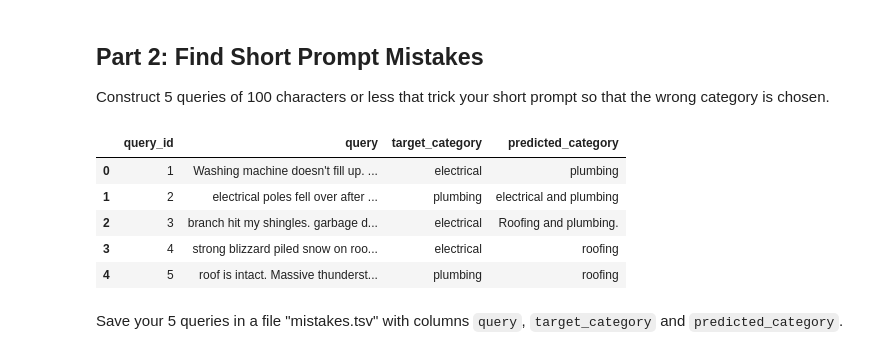
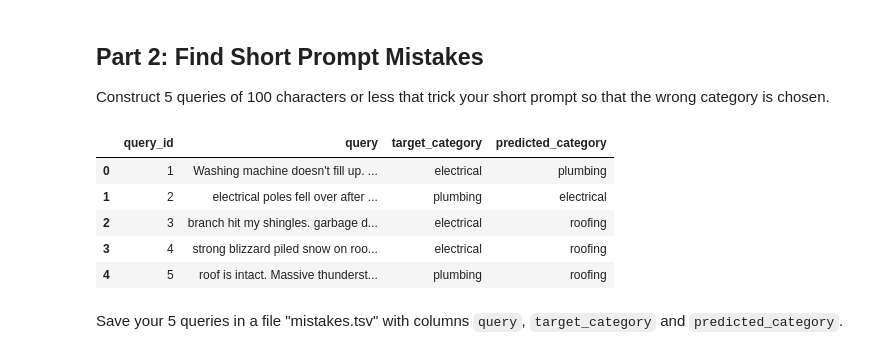
Before and after one commit to aidandig/dx704-project-11, a Jupyter notebook: dx704-project-11.ipynb, the cells around one changed output. Drawn from its saved outputs; the diff is of its cells as text; code cells hidden in the pictures.

Commit message:
update prompt to explicitly require one service

```diff
--- a/dx704-project-11.ipynb
+++ b/dx704-project-11.ipynb
@@ -67,7 +67,7 @@ As much as a woodchuck could chuck—if a woodchuck could chuck wood. 🪵🐿
 # %%
 # testing one to see output
 
-prompt       = "Categorize homeowner's request/issue by required service type to resolve them. Explicitly respond with the best service out of ONLY these three options: electrical, plumbing, roofing.\nQuery: {query}"
+prompt       = "Categorize homeowner's request/issue by service type to resolve it. Explicitly respond with the best singular service out of ONLY these options: electrical, plumbing, roofing.\nQuery: {query}"
 sample_query = "There seems to be water pooling on part of my ceiling on the top floor."
 
 prompt_input = prompt.format(query=sample_query)
@@ -86,7 +86,7 @@ import pandas as pd
 
 queries = pd.read_csv('queries.txt', sep='\t')
 
-prompt_template = "Categorize homeowner's request/issue by required service type to resolve them. Explicitly respond with the best service out of ONLY these three options: electrical, plumbing, roofing.\nQuery: {query}"
+prompt_template = "Categorize homeowner's request/issue by service type to resolve it. Explicitly respond with the best singular service out of ONLY these options: electrical, plumbing, roofing.\nQuery: {query}"
 print(f'Prompt: {prompt_template}')
 print(f'Prompt Character Length: {len(prompt_template)}')
 
@@ -150,7 +150,7 @@ Hint: your prompt may be re-tested with the Gemini API, so do not rely solely on
 Construct 5 queries of 100 characters or less that trick your short prompt so that the wrong category is chosen.
 # %%
 import pandas as pd
-prompt_template = "Categorize homeowner's request/issue by required service type to resolve them. Explicitly respond with the best service out of ONLY these three options: electrical, plumbing, roofing.\nQuery: {query}"
+prompt_template = "Categorize homeowner's request/issue by service type to resolve it. Explicitly respond with the best singular service out of ONLY these options: electrical, plumbing, roofing.\nQuery: {query}"
 
 trick_query_1 = "Washing machine doesn't fill up. Basement flooded 3 days ago but its dry and no leaks."  # expected electricity
 trick_query_2 = "electrical poles fell over after a storm. upstairs bathroom walls are leaking by the shower" # expected plumbing
@@ -190,36 +190,36 @@ edge_case_df = pd.DataFrame(edge_case_test)
 
 edge_case_results = []
 for idx, row in edge_case_df.iterrows():
   query_id    = row['query_id']
   query_text  = row['query']
   category    = row['target_category']
 
   # format prompt
   prompt_input = prompt_template.format(query=query_text)
 
   # model response
   response = client.responses.create(
       model="gpt-6-luna",
       input=prompt_input
   )
 
   # ensure predicted category is cleaned (no white space, tabs, etc.)
-  predicted_category = response.output_text.strip()
+  predicted_category = response.output_text.strip().lower()
 
   edge_case_results.append({
       'query_id': query_id,
       'query': query_text,
       'target_category': category,
       'predicted_category': predicted_category
   })
 
 edge_case_outputs = pd.DataFrame(edge_case_results)
 edge_case_outputs
 # %% [output]
 |  | query_id | query | target_category | predicted_category |
 | 0 | 1 | Washing machine doesn't fill up. ... | electrical | plumbing |
-| 1 | 2 | electrical poles fell over after ... | plumbing | electrical and plumbing |
-| 2 | 3 | branch hit my shingles. garbage d... | electrical | Roofing and plumbing. |
+| 1 | 2 | electrical poles fell over after ... | plumbing | electrical |
+| 2 | 3 | branch hit my shingles. garbage d... | electrical | roofing |
 | 3 | 4 | strong blizzard piled snow on roo... | electrical | roofing |
 | 4 | 5 | roof is intact. Massive thunderst... | plumbing | roofing |
 # %% [markdown]
```
Also changed, not shown: parts of 1 cell of this notebook, 3 other files.
